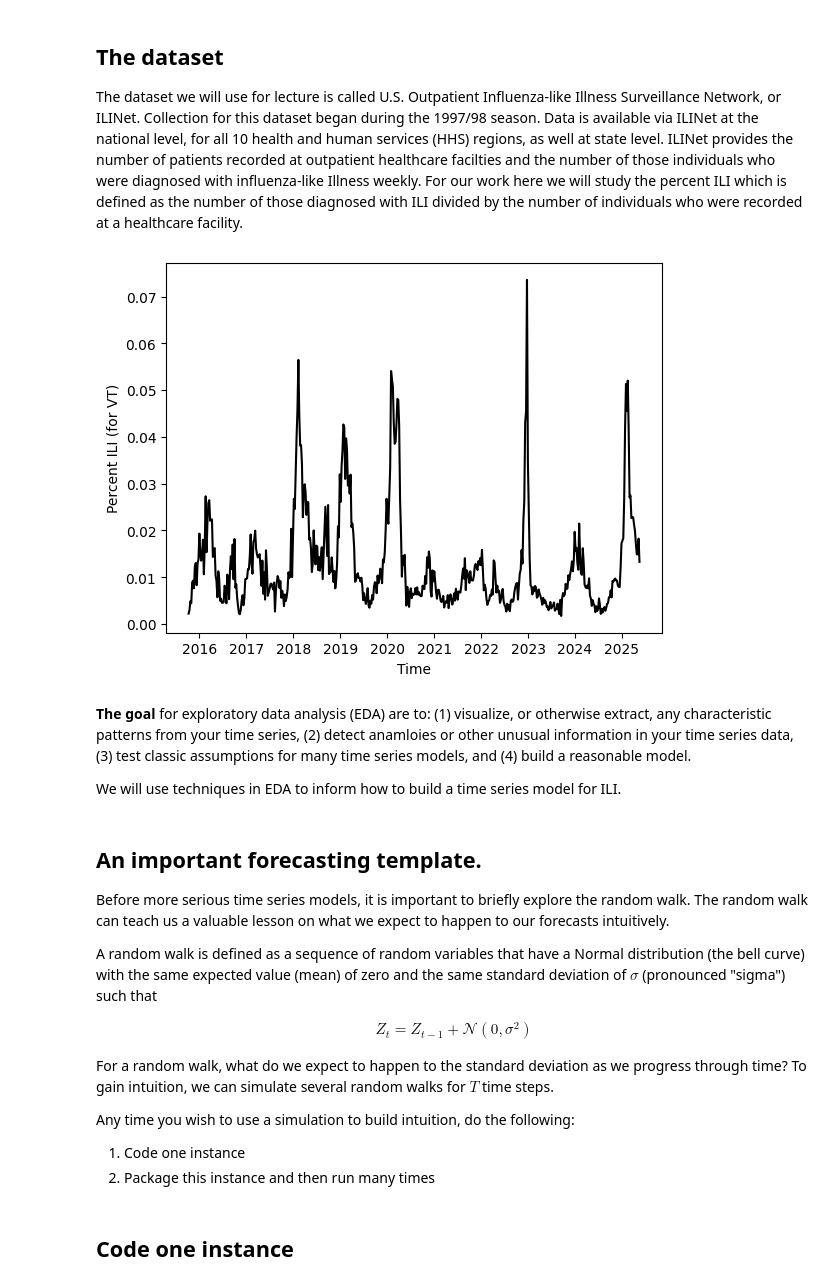
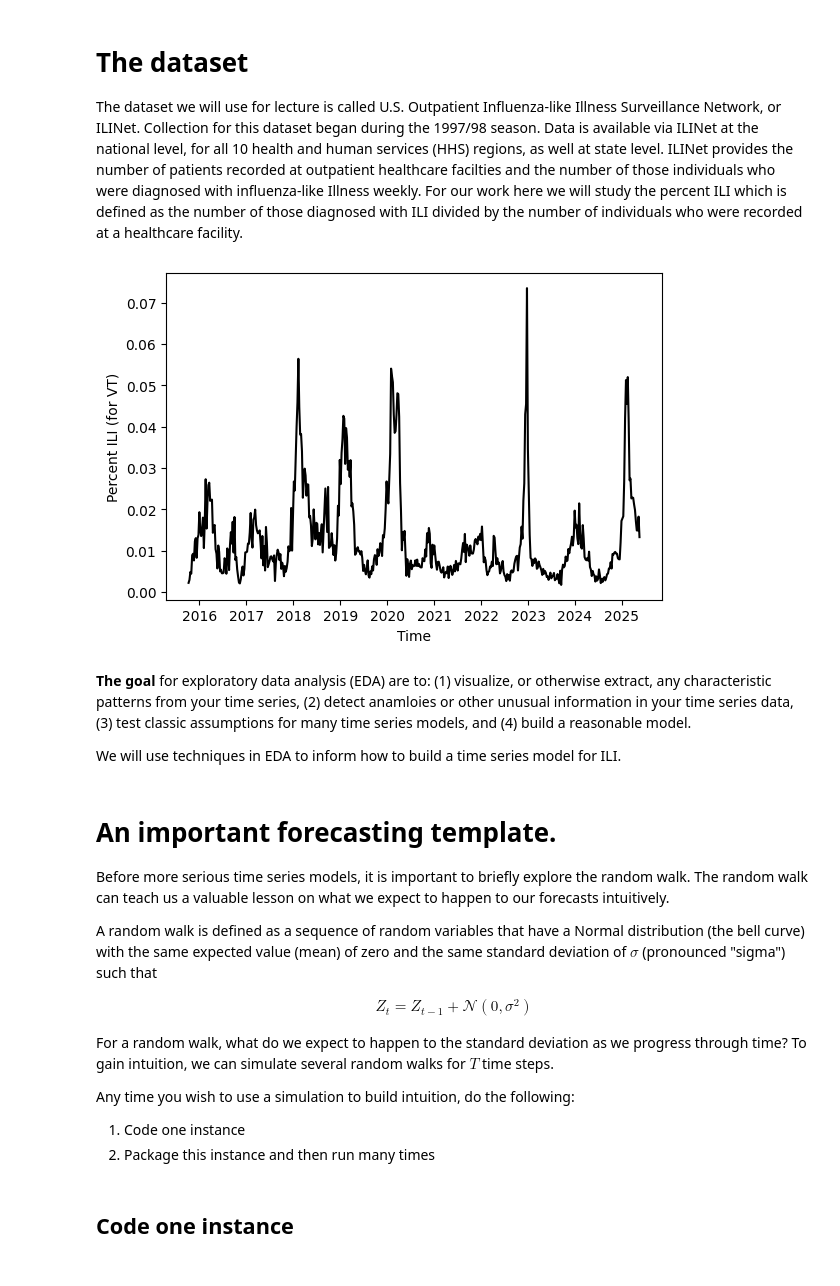
Before and after one commit to computationalUncertaintyLab/2025-AMPH-TSA, a Jupyter notebook: 2025-10-16-AMPH.ipynb, the cells around one changed output. Saved outputs shown, nothing was run; the diff lists cells and outputs as text; code cells hidden in the pictures.

```diff
--- a/2025-10-16-AMPH.ipynb
+++ b/2025-10-16-AMPH.ipynb
@@ -34,39 +34,40 @@ In essence, we played the following game: at time 1 we asked $X_{1}$ to generate
 # %% [markdown]
-## The dataset
+# The dataset
 The dataset we will use for lecture is called U.S. Outpatient Influenza-like Illness Surveillance Network, or ILINet.
 Collection for this dataset began during the 1997/98 season. Data is available via ILINet at the national level, for all 10 health and human services (HHS) regions, as well at state level. ILINet provides the number of patients recorded at outpatient healthcare facilties and the number of those individuals who were diagnosed with influenza-like Illness weekly.
 For our work here we will study the percent ILI which is defined as the number of those diagnosed with ILI divided by the number of individuals who were recorded at a healthcare facility.
 # %%
 #--import python packages
 import pandas as pd
 from epiweeks import Week
 import matplotlib.pyplot as plt
 
 #--Delphi-Epidata API for collecting ILI data easy
 from delphi_epidata import Epidata
 
 ili_data_request_object = Epidata.fluview(regions=['vt'], epiweeks=['201540-202520'])
 ili_data                = pd.DataFrame(ili_data_request_object['epidata'])
 
 #--Adding some extra to the ILI dataset
 #--i want to add the end date to each MMWR week to help with plot presentation
 ili_data["end_date"] = [ Week.fromstring(str(x)).enddate()  for x in ili_data.epiweek.values]
 ili_data["ili_prop"] = ili_data.num_ili / ili_data.num_patients
 
 #--plotting our time series data
 fig, ax = plt.subplots()
 ax.plot( ili_data["end_date"], ili_data["ili_prop"], color = "black" )
 ax.set_xlabel("Time")
 ax.set_ylabel("Percent ILI (for VT)")
+fig.subplots_adjust(bottom=0.20)
 plt.show()
 # %% [output]
-[figure, old version]
+[figure, new version]
 # %% [markdown]
 **The goal** for exploratory data analysis (EDA) are to: (1) visualize, or otherwise extract, any characteristic patterns from your time series, (2) detect anamloies or other unusual information in your time series data, (3) test classic assumptions for many time series models, and (4) build a reasonable model.
 
 We will use techniques in EDA to inform how to build a time series model for ILI.
 # %% [markdown]
-## An important forecasting template.
+# An important forecasting template.
 
 Before more serious time series models, it is important to briefly explore the random walk.
 The random walk can teach us a valuable lesson on what we expect to happen to our forecasts intuitively.
```
Also changed, not shown: parts of 26 cells of this notebook.
